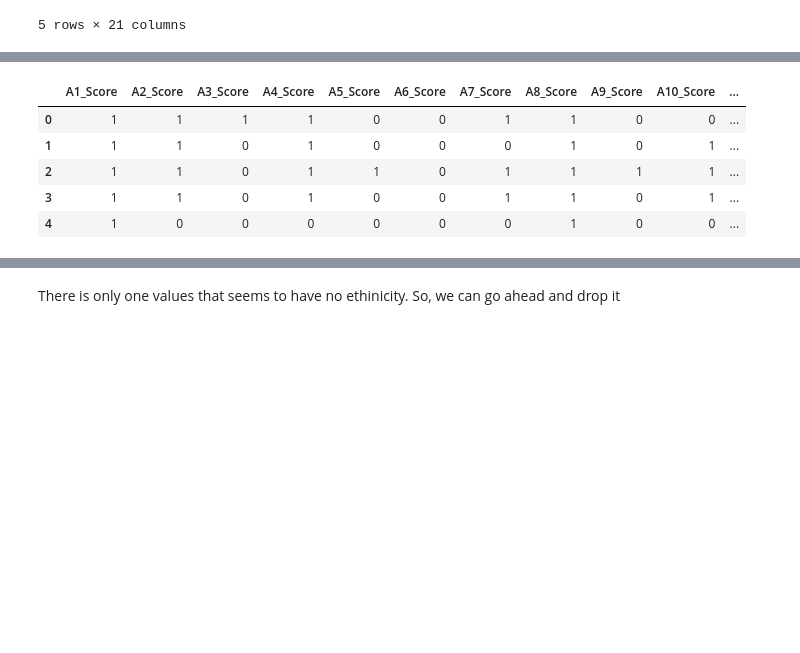
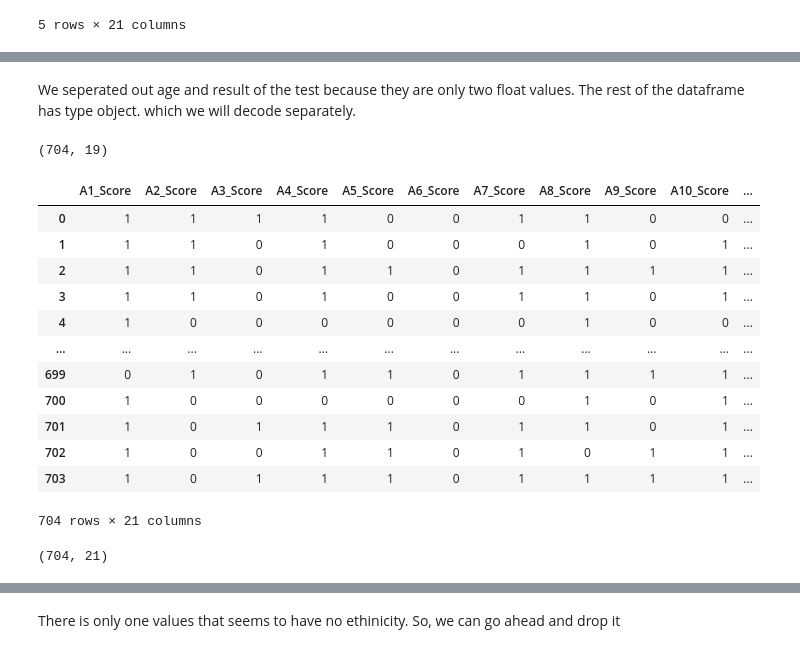
Before and after one commit to axt0895/ML_Project, a Jupyter notebook: Autism-Detection.ipynb, the cells around one changed output, grey strips where cells are left out. Drawn from its saved outputs; the diff is of its cells as text; code cells hidden in the pictures; blank space fills up the shorter version.

```diff
--- a/Autism-Detection.ipynb
+++ b/Autism-Detection.ipynb
@@ -35,0 +58,2 @@ df.head(5)
+# %% [markdown]
+We seperated out age and result of the test because they are only two float values. The rest of the dataframe has type object. which we will decode separately.
@@ -38,10 +64,27 @@ df = df.select_dtypes([object])
 df = df.stack().str.decode('utf-8').unstack()
+# %%
+df.shape
+# %% [output]
+(704, 19)
 # %%
-df.head()
+df = pd.concat([df, df_float], axis=1, join='outer')
-# %% [output]
-|  | A1_Score | A2_Score | A3_Score | A4_Score | A5_Score | A6_Score | A7_Score | A8_Score | A9_Score | A10_Score | ... |
-| 0 | 1 | 1 | 1 | 1 | 0 | 0 | 1 | 1 | 0 | 0 | ... |
-| 1 | 1 | 1 | 0 | 1 | 0 | 0 | 0 | 1 | 0 | 1 | ... |
-| 2 | 1 | 1 | 0 | 1 | 1 | 0 | 1 | 1 | 1 | 1 | ... |
-| 3 | 1 | 1 | 0 | 1 | 0 | 0 | 1 | 1 | 0 | 1 | ... |
-| 4 | 1 | 0 | 0 | 0 | 0 | 0 | 0 | 1 | 0 | 0 | ... |
+# %%
+df
+# %% [output]
+|  | A1_Score | A2_Score | A3_Score | A4_Score | A5_Score | A6_Score | A7_Score | A8_Score | A9_Score | A10_Score | ... |
+| 0 | 1 | 1 | 1 | 1 | 0 | 0 | 1 | 1 | 0 | 0 | ... |
+| 1 | 1 | 1 | 0 | 1 | 0 | 0 | 0 | 1 | 0 | 1 | ... |
+| 2 | 1 | 1 | 0 | 1 | 1 | 0 | 1 | 1 | 1 | 1 | ... |
+| 3 | 1 | 1 | 0 | 1 | 0 | 0 | 1 | 1 | 0 | 1 | ... |
+| 4 | 1 | 0 | 0 | 0 | 0 | 0 | 0 | 1 | 0 | 0 | ... |
+| ... | ... | ... | ... | ... | ... | ... | ... | ... | ... | ... | ... |
+| 699 | 0 | 1 | 0 | 1 | 1 | 0 | 1 | 1 | 1 | 1 | ... |
+| 700 | 1 | 0 | 0 | 0 | 0 | 0 | 0 | 1 | 0 | 1 | ... |
+| 701 | 1 | 0 | 1 | 1 | 1 | 0 | 1 | 1 | 0 | 1 | ... |
+| 702 | 1 | 0 | 0 | 1 | 1 | 0 | 1 | 0 | 1 | 1 | ... |
+| 703 | 1 | 0 | 1 | 1 | 1 | 0 | 1 | 1 | 1 | 1 | ... |
+704 rows × 21 columns
+# %%
+df.shape
+# %% [output]
+(704, 21)
```
Also changed, not shown: parts of 69 cells of this notebook, 8 other files.
